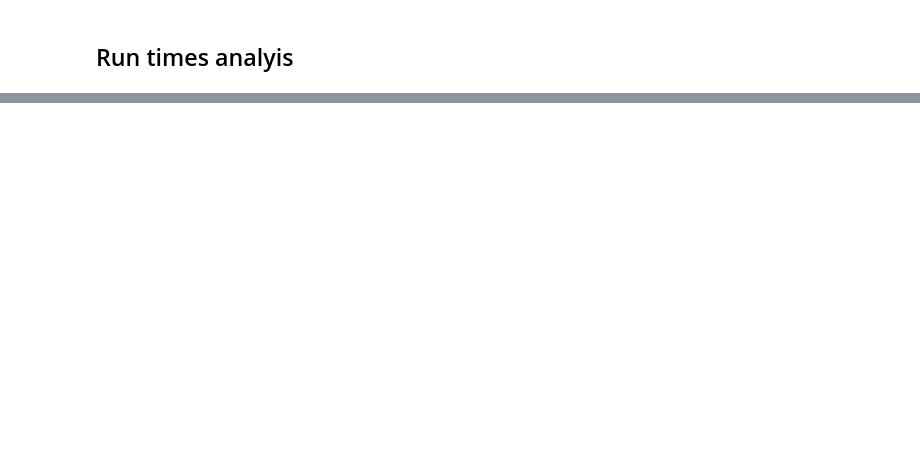
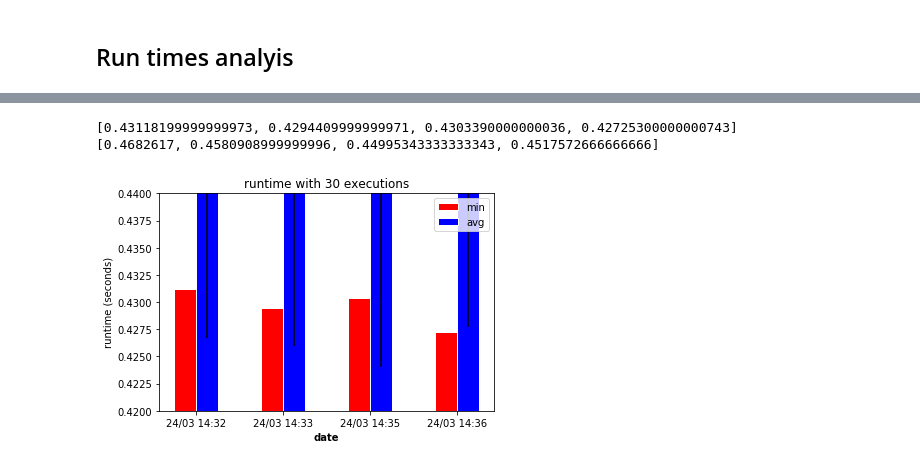
Before and after one commit to DavidEngelman/thesis, a Jupyter notebook: jupyter/analysis.ipynb, the cells around one changed output, grey strips where cells are left out. Cells and saved outputs as stored; diff of their text form; code cells hidden in the pictures; blank space fills up the shorter version.

```diff
--- a/jupyter/analysis.ipynb
+++ b/jupyter/analysis.ipynb
@@ -64,0 +106,6 @@ run_times
+# %%
+plot(run_times, '0.484.ll', '30')
+# %% [output]
+[0.43118199999999973, 0.4294409999999971, 0.4303390000000036, 0.42725300000000743]
+[0.4682617, 0.4580908999999996, 0.44995343333333343, 0.4517572666666666]
+[figure, added]
```
Also changed, not shown: parts of 8 cells of this notebook, 12 other files.
